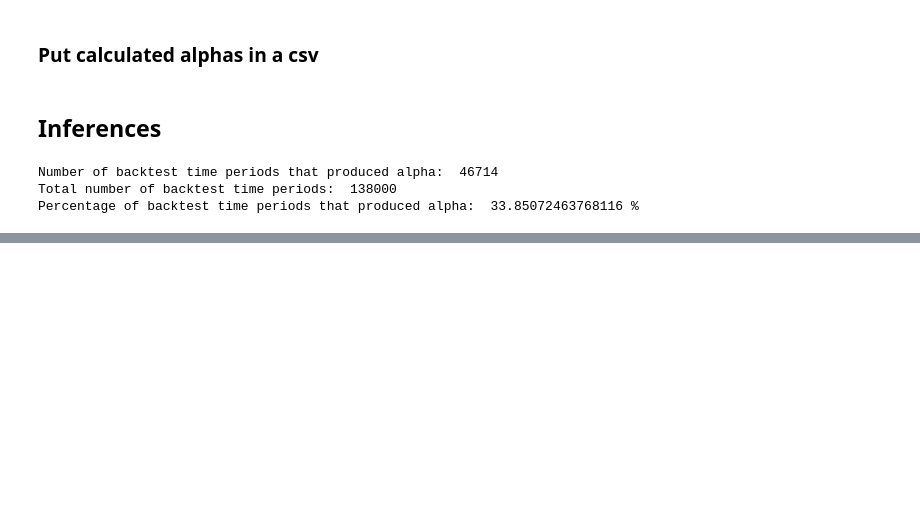
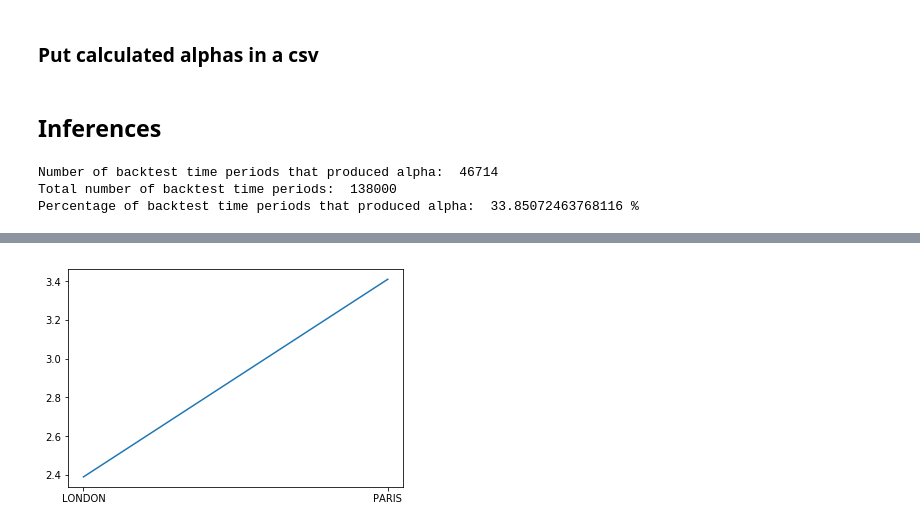
Before and after one commit to Varun487/AIAlgoTrading, a Jupyter notebook: research/baselines/Inferences.ipynb, the cells around one changed output, grey strips where cells are left out. Drawn from its saved outputs; the diff is of its cells as text; code cells hidden in the pictures; blank space fills up the shorter version.

```diff
--- a/research/baselines/Inferences.ipynb
+++ b/research/baselines/Inferences.ipynb
@@ -148,0 +411,11 @@ Percentage of backtest time periods that produced alpha:  33.85072463768116 %
+# %%
+import pylab as pl
+x = [0,1]
+xTicks = ['LONDON','PARIS']
+y = [2.39, 3.41]
+pl.xticks(x, xTicks)
+pl.xticks(range(2), xTicks) #writes strings with 45 degree angle
+pl.plot(x,y)
+pl.show()
+# %% [output]
+[figure, added]
```
Also changed, not shown: parts of 18 cells of this notebook.
